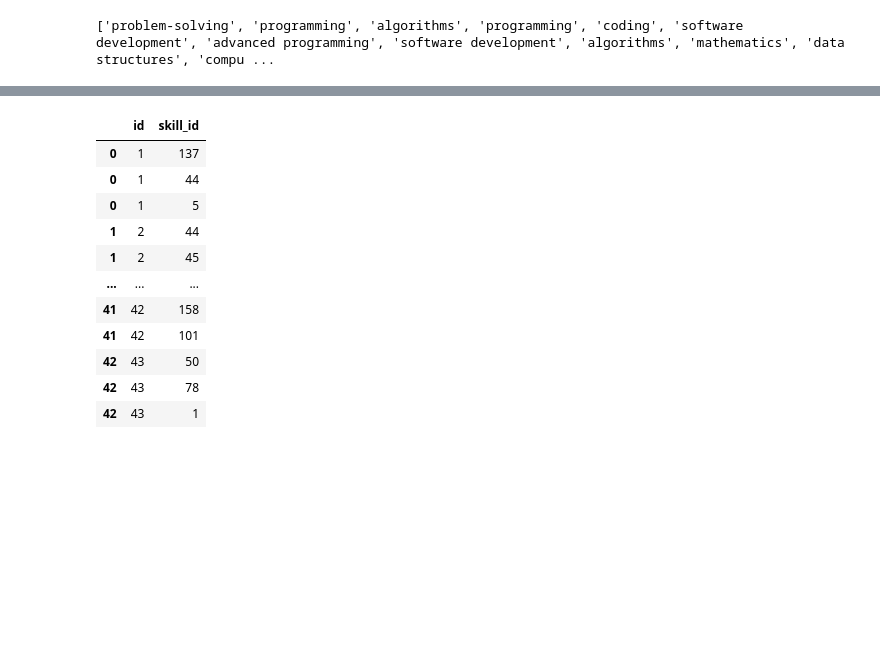
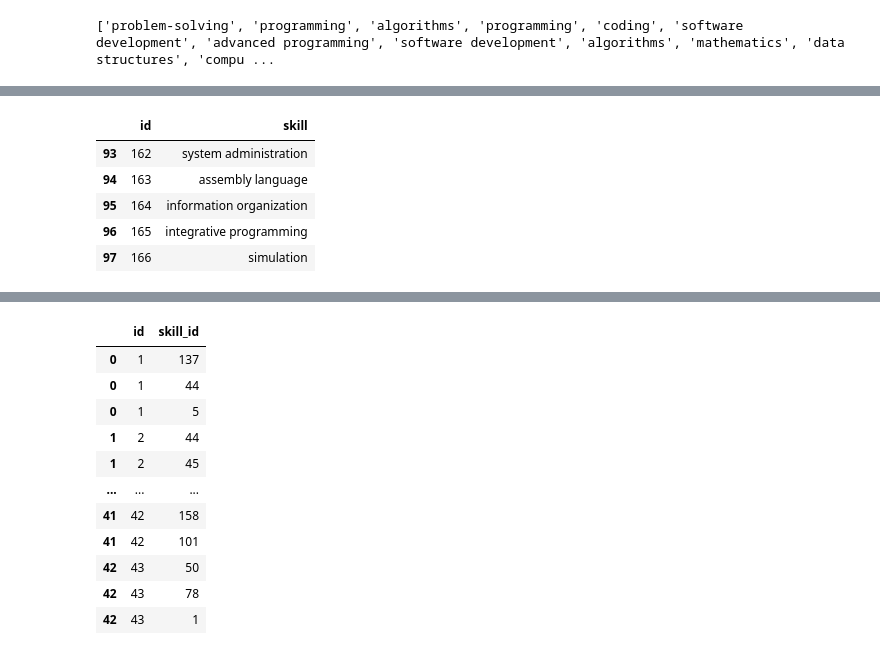
Before and after one commit to ron-ligsay/course-u, a Jupyter notebook: course_u/src/notebooks/course_subjects.ipynb, the cells around one changed output, grey strips where cells are left out. Cells and saved outputs as stored; diff of their text form; code cells hidden in the pictures; blank space fills up the shorter version.

```diff
--- a/course_u/src/notebooks/course_subjects.ipynb
+++ b/course_u/src/notebooks/course_subjects.ipynb
@@ -111,0 +119,14 @@ website_skill.head()
+# %%
+# reoder the columns
+unique_skills = unique_skills[['id', 'skill']]
+# %%
+# add the new skills to the website_skill
+website_skill = pd.concat([website_skill, unique_skills], axis=0)
+website_skill.tail()
+# %% [output]
+|  | id | skill |
+| 93 | 162 | system administration |
+| 94 | 163 | assembly language |
+| 95 | 164 | information organization |
+| 96 | 165 | integrative programming |
+| 97 | 166 | simulation |
```
Also changed, not shown: parts of 18 cells of this notebook, 1 other file.
